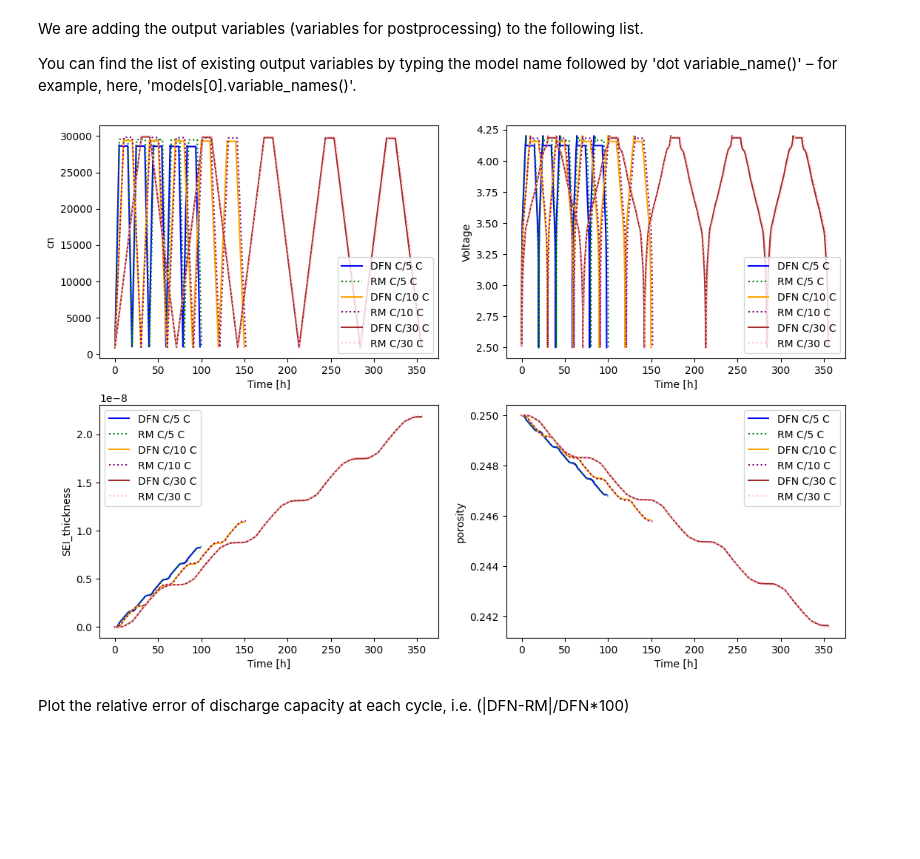
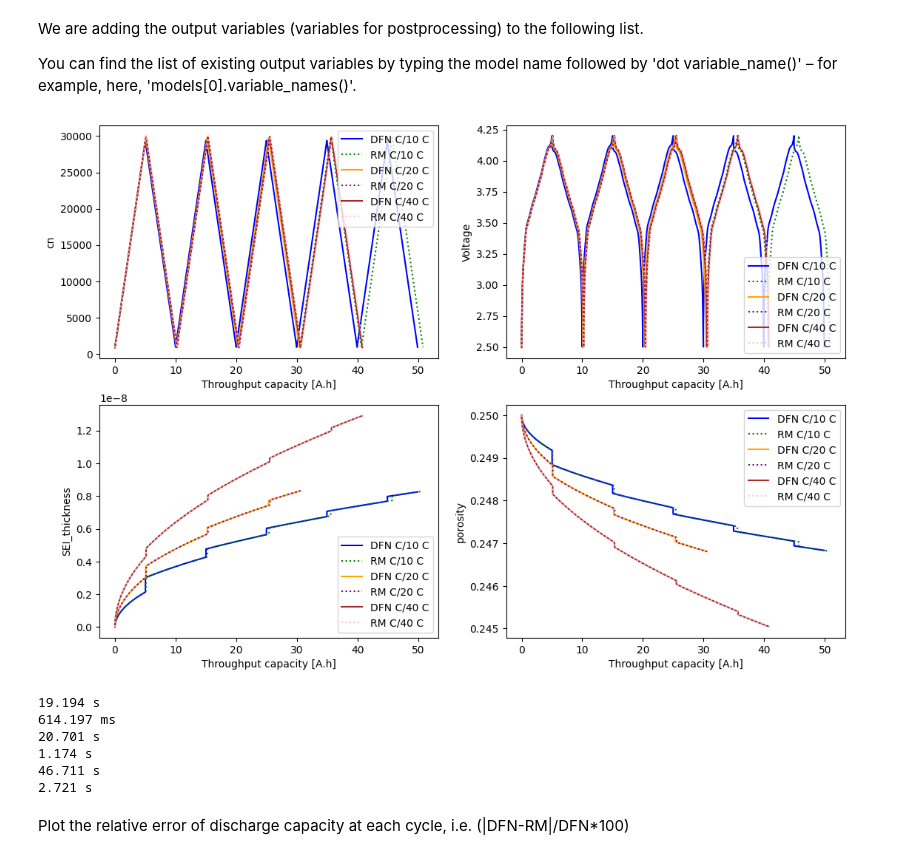
Before and after one commit to brosaplanella/formation, a Jupyter notebook: RM_vs_DFN.ipynb, the cells around one changed output. Cells and saved outputs as stored; diff of their text form; code cells hidden in the pictures; blank space fills up the shorter version.

```diff
--- a/RM_vs_DFN.ipynb
+++ b/RM_vs_DFN.ipynb
@@ -30,9 +31,9 @@ Remember, 'experiment' is a string-based way to set up how the battery will be c
 The charging and discharging rates may vary, and we can create a list of them for comparison purposes. Consequently, we can compile a list of experiments, each with a different number of cycles.
 # %%
 # These three lists must be the same length.
-ch_c_rates = ["C/5", "C/10", "C/30"]
-dch_c_rates = ["C/5", "C/10", "C/30"]
-no_cycles = [5, 5, 5]
+ch_c_rates = ["C/10", "C/20", "C/40"]
+dch_c_rates = ["C/10", "C/20", "C/40"]
+no_cycles = [5, 3, 4]
 exps = [pybamm.Experiment(
     [("Charge at {} until 4.2 V".format(ch_c_rates[i]),
       "Rest for 10 hours",
@@ -46,7 +47,7 @@ sei_models = ["reaction limited", "solvent-diffusion limited",
               "interstitial-diffusion limited", "ec reaction limited"]
 
 # Diffferent SEI models can be used, by setting the index of sei_models
-index = 0
+index = 1
 options1 = {"SEI": sei_models[index],
             "SEI porosity change": "true"}  # which is default
 options2 = {"particle": "uniform profile",
@@ -88,42 +89,49 @@ yaxis_labels = ["cn",  "Voltage", "SEI_thickness",
 
 n = int(np.ceil(len(out_vars) / 2))
 # generating labels for the plots
 Labels = [f"{x} {y} C" for y in dch_c_rates for x in name_models]
 
 
 fig, axs = plt.subplots(n, 2, figsize=(13, 9))   # sub plot
 
 colors = ['blue', 'green', 'orange', 'purple',
           'brown', 'pink', 'gray', 'olive', 'cyan', 'black']
 for i in range(n):  # Loop through the output veriables (out_vars)
     for sol in sols:  # Loop through the models
         line_style = "-" if sols.index(sol) % 2 == 0 else ":"
-        axs[i, 0].plot(sol['Time [h]'].entries, sol[out_vars[2*i]].entries,
+        axs[i, 0].plot(sol['Throughput capacity [A.h]'].entries, sol[out_vars[2*i]].entries,
                        linestyle=line_style, color=colors[int(
                            sols.index(sol) % len(colors))],
                        label=Labels[sols.index(sol)])
 #
 
-        axs[i, 1].plot(sol["Time [h]"].entries, sol[out_vars[2*i+1]].entries,
+        axs[i, 1].plot(sol['Throughput capacity [A.h]'].entries, sol[out_vars[2*i+1]].entries,
                        linestyle=line_style, color=colors[int(
                            sols.index(sol) % len(colors))],
                        label=Labels[sols.index(sol)])
-    axs[i, 0].set_xlabel("Time [h]")
+    axs[i, 0].set_xlabel("Throughput capacity [A.h]")
     axs[i, 0].set_ylabel(yaxis_labels[2*i])
     axs[i, 0].legend()
-    axs[i, 1].set_xlabel("Time [h]")
+    axs[i, 1].set_xlabel("Throughput capacity [A.h]")
     axs[i, 1].set_ylabel(yaxis_labels[2*i+1])
     axs[i, 1].legend()
 
 # axs[i, 1].set_ylabel(yaxis_labels[ sols.index(sol) % len(yaxis_labels)])
 # print(sols.index(sol), yaxis_labels[ sols.index(sol) % len(yaxis_labels)])
 # axs[i, 1].set_xlabel("Time [h]")
 # %% [output]
-[figure, old version]
+[figure, new version]
 # %%
-# For printing the solve time for each model
-# for sol in sols:
-#     print(sol.solve_time)
+# For printing the solve time for each model and compare them
+for sol in sols:
+    print(sol.solve_time)
+# %% [output]
+19.194 s
+614.197 ms
+20.701 s
+1.174 s
+46.711 s
+2.721 s
 # %%
 sol_cycles = {}  # Create an empty list to store cycles for all solutions
 
```
Also changed, not shown: parts of 7 cells of this notebook, 1 other file.
